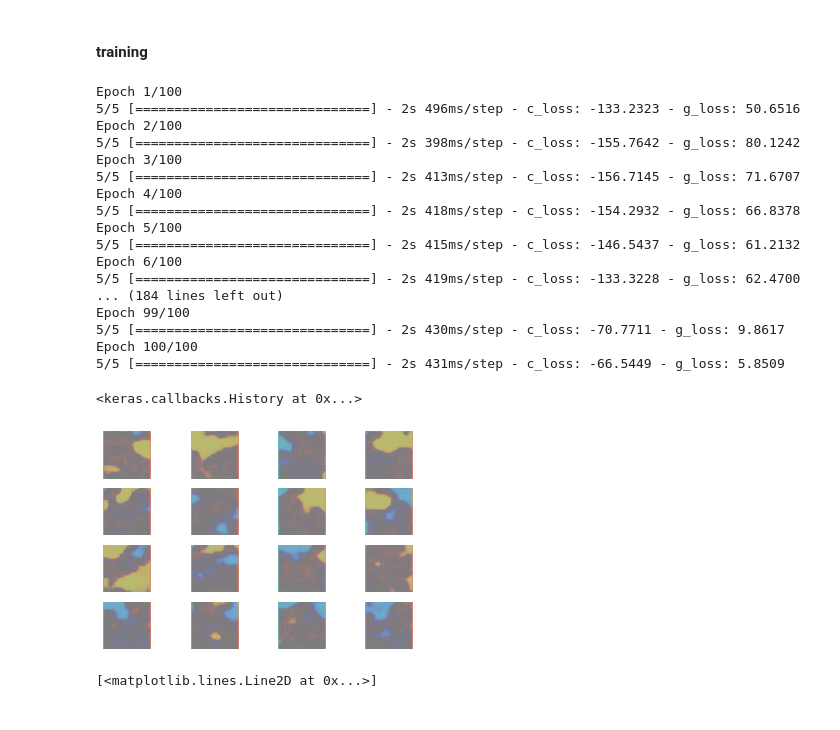
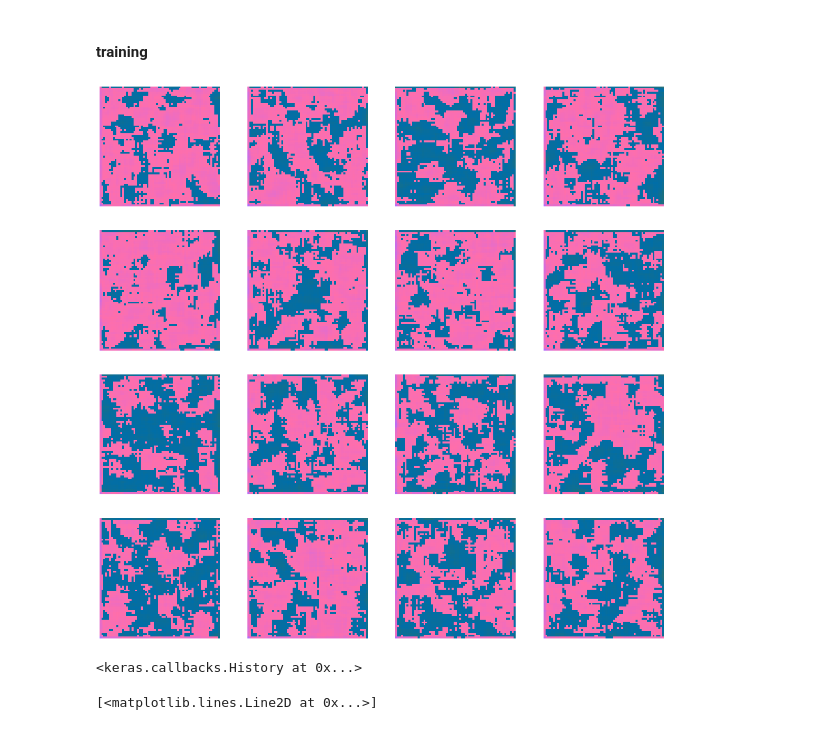
Before and after one commit to JohnStephens1/WGAN-GP, a Jupyter notebook: main.ipynb, the cells around one changed output. Cells and saved outputs as stored; diff of their text form; code cells hidden in the pictures.

Commit message:
Fixed the visualization of current generator progress during training

```diff
--- a/main.ipynb
+++ b/main.ipynb
@@ -211,21 +211,21 @@ class WGAN(tf.keras.Model):
 		return {'c_loss': c_loss, 'g_loss': g_loss}
 # %%
 class GANMonitor(tf.keras.callbacks.Callback):
-	def __init__(self, n_images=16, latent_dim=100):
-		self.n_images = n_images
+	def __init__(self, latent_dim=100):
 		self.latent_dim = latent_dim
 
 	def on_epoch_end(self, epoch, logs=None):
-		noise = tf.random.normal((self.n_images, self.latent_dim))
+		noise = tf.random.normal((16, self.latent_dim))
 		generated_images = self.model.generator(noise)
 		generated_images = denormalize_images(generated_images)
 
-		# display.clear_output(True)
+		display.clear_output(True)
 
-		for i in range(self.n_images):
-			plt.subplot(4, 4, i+1)
-			plt.imshow(generated_images[i])
-			plt.axis('off')
+		_, axs = plt.subplots(4, 4, figsize=(20, 20))
+		for i, ax in enumerate(axs.flatten()):
+			ax.imshow(generated_images[i])
+			ax.axis('off')
+		plt.show()
 
 		if epoch % 25 == 0:
 			checkpoint.save(CHECKPOINT_DIR/'checkpoint')
@@ -252,29 +252,12 @@ checkpoint = tf.train.Checkpoint(
 wgan = WGAN(generator, critic, LATENT_DIM)
 wgan.compile()
 # %%
-EPOCHS = 100
+EPOCHS = 5
 setup_folders(FOLDERS_TO_SETUP)
-wgan.fit(train_dataset, shuffle=True, batch_size=BATCHSIZE, epochs=EPOCHS, callbacks=[gan_monitor])
+wgan.fit(train_dataset, shuffle=True, batch_size=BATCHSIZE, epochs=EPOCHS, callbacks=[gan_monitor], verbose=0)
 # %% [output]
+[figure, new version]
-Epoch 1/100
-5/5 [==============================] - 2s 496ms/step - c_loss: -133.2323 - g_loss: 50.6516
-Epoch 2/100
-5/5 [==============================] - 2s 398ms/step - c_loss: -155.7642 - g_loss: 80.1242
-Epoch 3/100
-5/5 [==============================] - 2s 413ms/step - c_loss: -156.7145 - g_loss: 71.6707
-Epoch 4/100
-5/5 [==============================] - 2s 418ms/step - c_loss: -154.2932 - g_loss: 66.8378
-Epoch 5/100
-5/5 [==============================] - 2s 415ms/step - c_loss: -146.5437 - g_loss: 61.2132
-Epoch 6/100
-5/5 [==============================] - 2s 419ms/step - c_loss: -133.3228 - g_loss: 62.4700
-... (184 lines left out)
-Epoch 99/100
-5/5 [==============================] - 2s 430ms/step - c_loss: -70.7711 - g_loss: 9.8617
-Epoch 100/100
-5/5 [==============================] - 2s 431ms/step - c_loss: -66.5449 - g_loss: 5.8509
+<keras.callbacks.History at 0x...>
-<keras.callbacks.History at 0x...>
-[figure, old version]
 # %%
 plt.plot(wgan.history.history['c_loss'])
 # %% [output]
```
Also changed, not shown: parts of 2 cells of this notebook.
